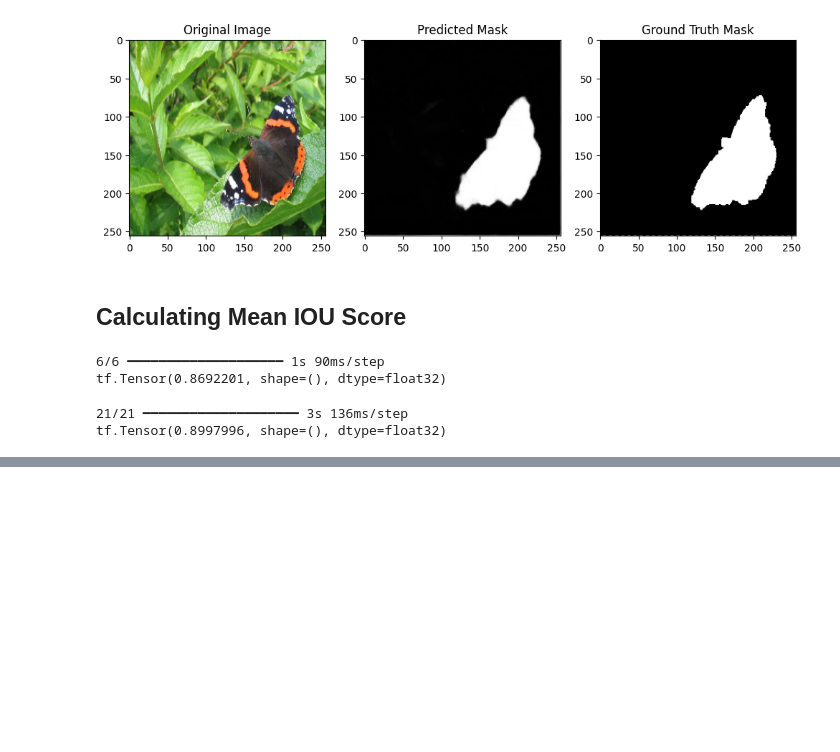
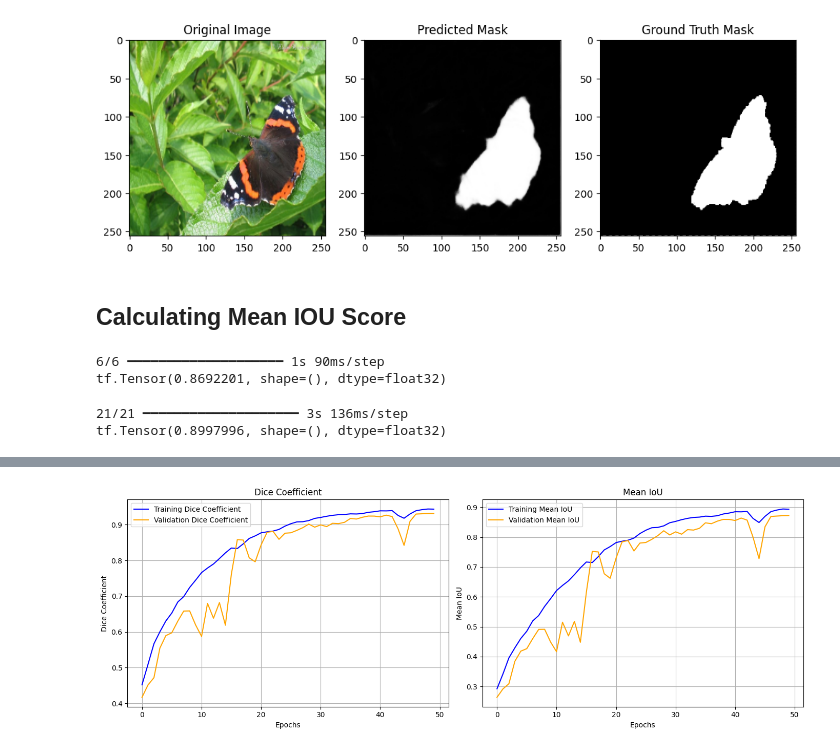
Before and after one commit to Tauhid-Topu-007/Unet, a Jupyter notebook: UNET2.ipynb, the cells around one changed output, grey strips where cells are left out. Drawn from its saved outputs; the diff is of its cells as text; code cells hidden in the pictures; blank space fills up the shorter version.

```diff
--- a/UNET2.ipynb
+++ b/UNET2.ipynb
@@ -460,0 +500,10 @@ tf.Tensor(0.8997996, shape=(), dtype=float32)
+# %%
+input_shape = (256, 256, 3)
+unet_model = build_unet(input_shape, dropout_rate=0.07)
+# %%
+# Compile the U-Net model with Dice coefficient and mean IoU as metrics
+unet_model.compile(optimizer='Adam', loss='binary_crossentropy',
+    metrics=['accuracy', dice_coefficient, mean_iou])
+# %%
+# Train the model with the additional metrics
+history = unet_model.fit(X_train, y_train, validation_data=(X_val, y_val), epochs=50, verbose=1)
@@ -460,0 +528,28 @@ tf.Tensor(0.8997996, shape=(), dtype=float32)
+# %%
+# Plot Dice coefficient and mean IoU during training and validation
+plt.figure(figsize=(14, 5))
+
+# Subplot 1: Dice Coefficient
+plt.subplot(1, 2, 1)
+plt.plot(history.history['dice_coefficient'], label='Training Dice Coefficient', color='blue')
+plt.plot(history.history['val_dice_coefficient'], label='Validation Dice Coefficient', color='orange')
+plt.xlabel('Epochs')
+plt.ylabel('Dice Coefficient')
+plt.legend()
+plt.grid()
+plt.title('Dice Coefficient')
+
+# Subplot 2: Mean IoU
+plt.subplot(1, 2, 2)
+plt.plot(history.history['mean_iou'], label='Training Mean IoU', color='blue')
+plt.plot(history.history['val_mean_iou'], label='Validation Mean IoU', color='orange')
+plt.xlabel('Epochs')
+plt.ylabel('Mean IoU')
+plt.legend()
+plt.grid()
+plt.title('Mean IoU')
+
+plt.tight_layout()  # Adjust spacing between subplots
+plt.show()
+# %% [output]
+[figure, added]
```
Also changed, not shown: parts of 8 cells of this notebook.
